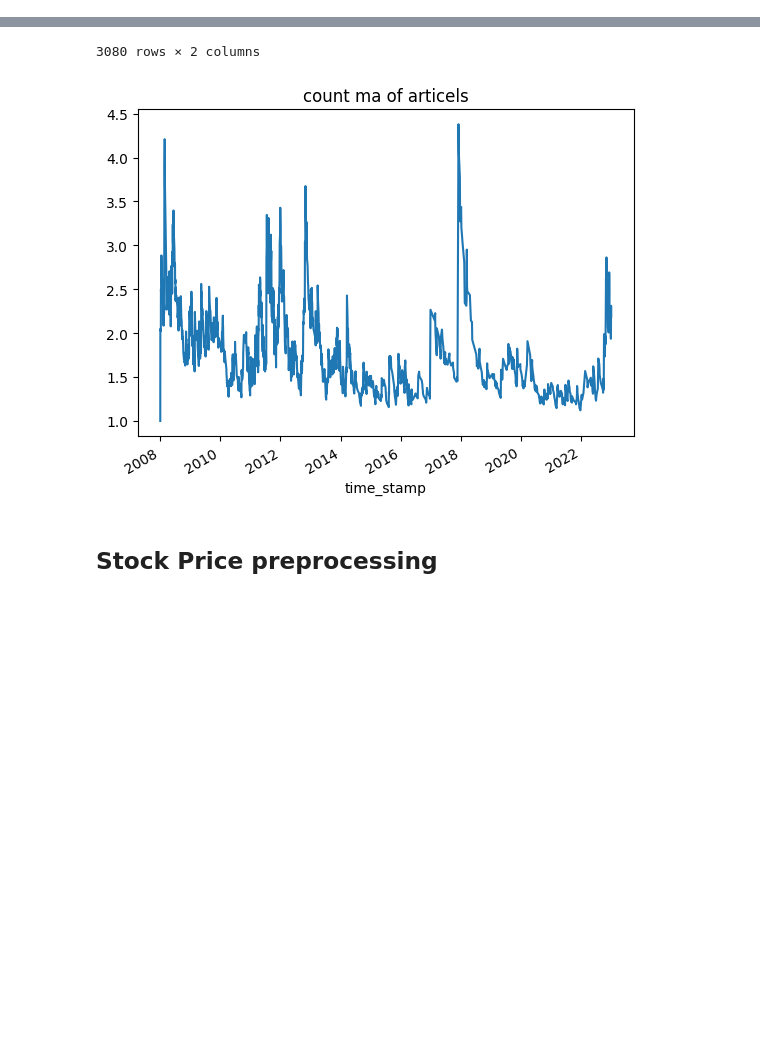
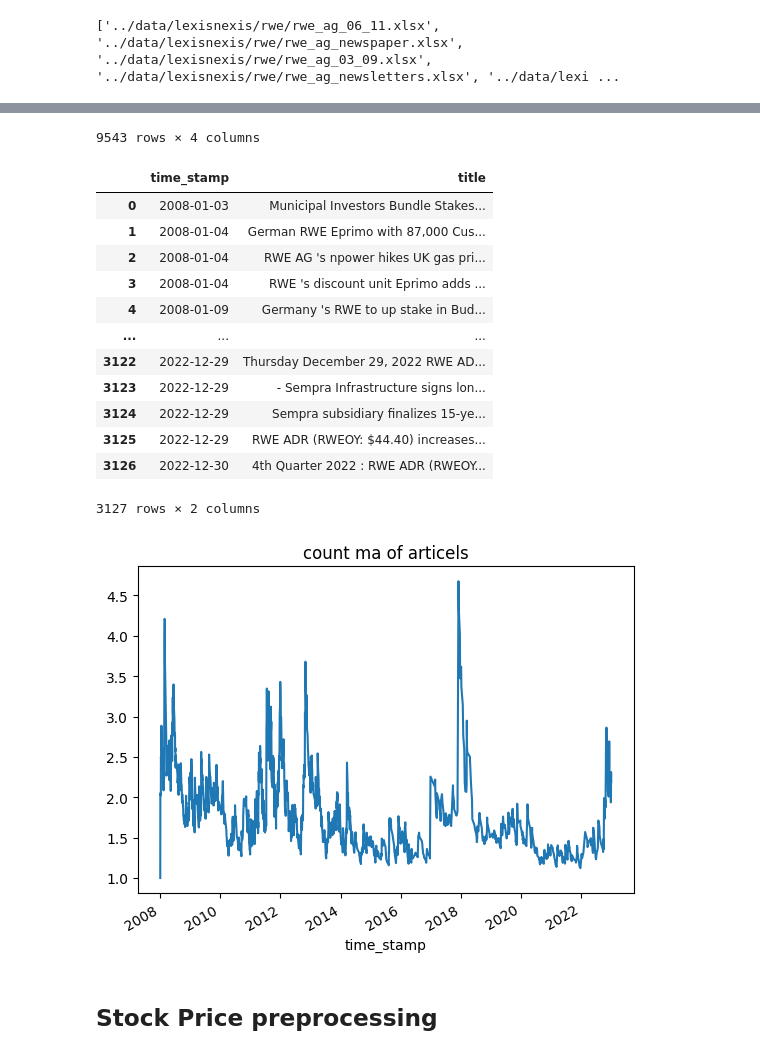
Before and after one commit to tim-roethig-db/masters-thesis, a Jupyter notebook: data_preprocessing/rwe_data_processing.ipynb, the cells around one changed output, grey strips where cells are left out. Cells and saved outputs as stored; diff of their text form; code cells hidden in the pictures; blank space fills up the shorter version.

```diff
--- a/data_preprocessing/rwe_data_processing.ipynb
+++ b/data_preprocessing/rwe_data_processing.ipynb
@@ -12,18 +12,22 @@ pd.set_option('max_colwidth', None)
 # %%
 # get the absolute path of all Excel files
 rwe_news = glob.glob('../data/lexisnexis/rwe/*.xlsx')
+print(rwe_news)
 
 # read all Excel files at once
 rwe_news = pd.concat([pd.read_excel(file) for file in rwe_news])
+display(rwe_news)
 rwe_news = rwe_news[['Date', 'Headline']]
 rwe_news = rwe_news.rename(columns={
     'Date': 'time_stamp',
     'Headline': 'title'
 })
+
 rwe_news = rwe_news.dropna()
 rwe_news = rwe_news.sort_values('time_stamp')
 rwe_news = rwe_news.drop_duplicates(keep='first')
-rwe_news = rwe_news[rwe_news['title'].str.lower().str.contains('rwe')]
+searchfor = ('rwe', 'innogy')
+rwe_news = rwe_news[rwe_news['title'].str.lower().str.contains('|'.join(searchfor))]
 rwe_news = rwe_news[rwe_news['title'].str.len() > 15]
 rwe_news = rwe_news.reset_index(drop=True)
 
@@ -37,3 +41,4 @@ plt.show()
 
 rwe_news.to_csv('../data/rwe_news_prep.csv', sep=';', index=False)
 # %% [output]
+['../data/lexisnexis/rwe/rwe_ag_06_11.xlsx', '../data/lexisnexis/rwe/rwe_ag_newspaper.xlsx', '../data/lexisnexis/rwe/rwe_ag_03_09.xlsx', '../data/lexisnexis/rwe/rwe_ag_newsletters.xlsx', '../data/lexi ...
@@ -52,5 +57,18 @@ rwe_news.to_csv('../data/rwe_news_prep.csv', sep=';', index=False)
-3080 rows × 2 columns
+9543 rows × 4 columns
+|  | time_stamp | title |
+| 0 | 2008-01-03 | Municipal Investors Bundle Stakes... |
+| 1 | 2008-01-04 | German RWE Eprimo with 87,000 Cus... |
+| 2 | 2008-01-04 | RWE AG 's npower hikes UK gas pri... |
+| 3 | 2008-01-04 | RWE 's discount unit Eprimo adds ... |
+| 4 | 2008-01-09 | Germany 's RWE to up stake in Bud... |
+| ... | ... | ... |
+| 3122 | 2022-12-29 | Thursday December 29, 2022 RWE AD... |
+| 3123 | 2022-12-29 | - Sempra Infrastructure signs lon... |
+| 3124 | 2022-12-29 | Sempra subsidiary finalizes 15-ye... |
+| 3125 | 2022-12-29 | RWE ADR (RWEOY: $44.40) increases... |
+| 3126 | 2022-12-30 | 4th Quarter 2022 : RWE ADR (RWEOY... |
+3127 rows × 2 columns
-[figure, old version]
+[figure, new version]
 # %% [markdown]
 ## Stock Price preprocessing
 # %%
```
Also changed, not shown: parts of 1 cell of this notebook, 3 other files.
